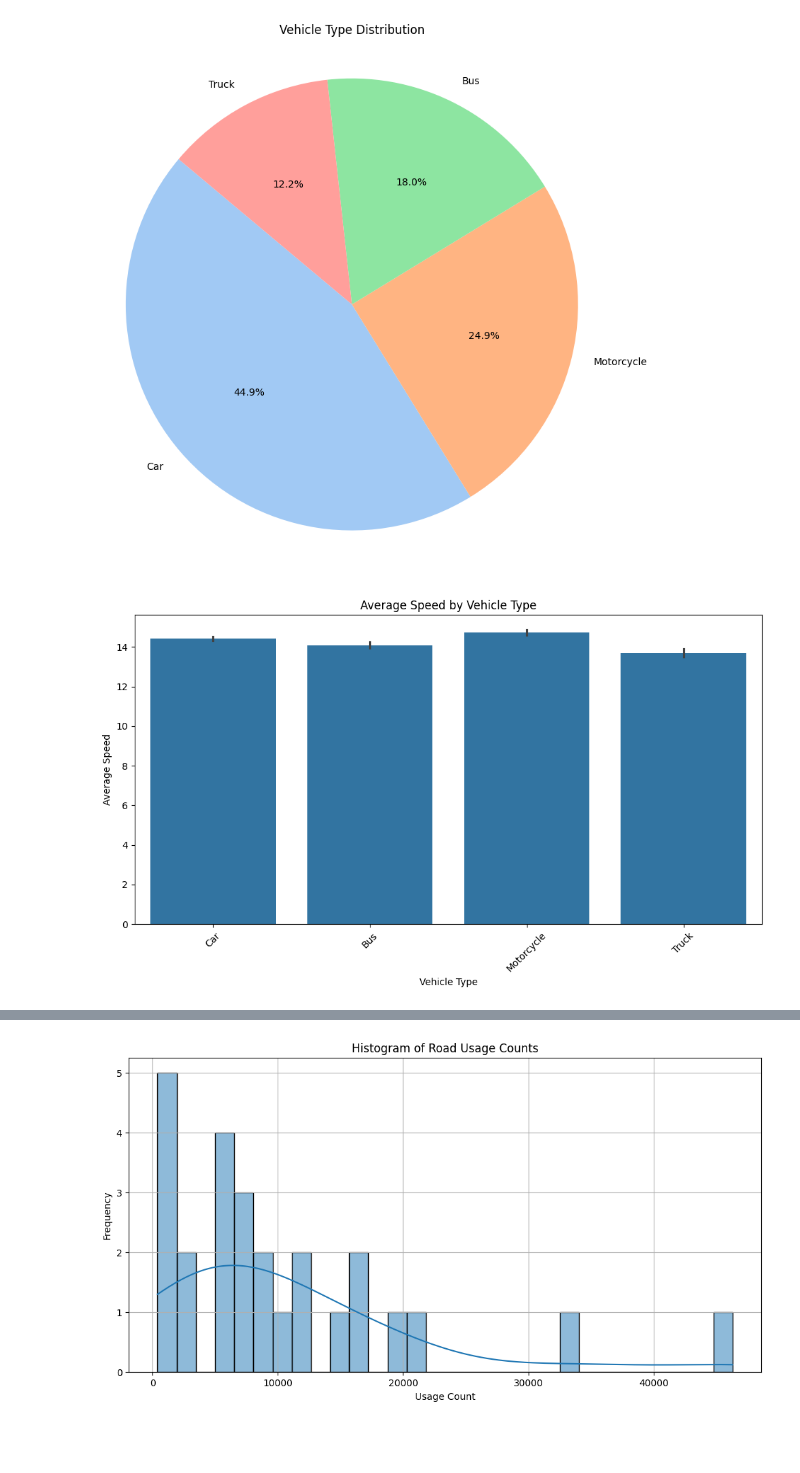
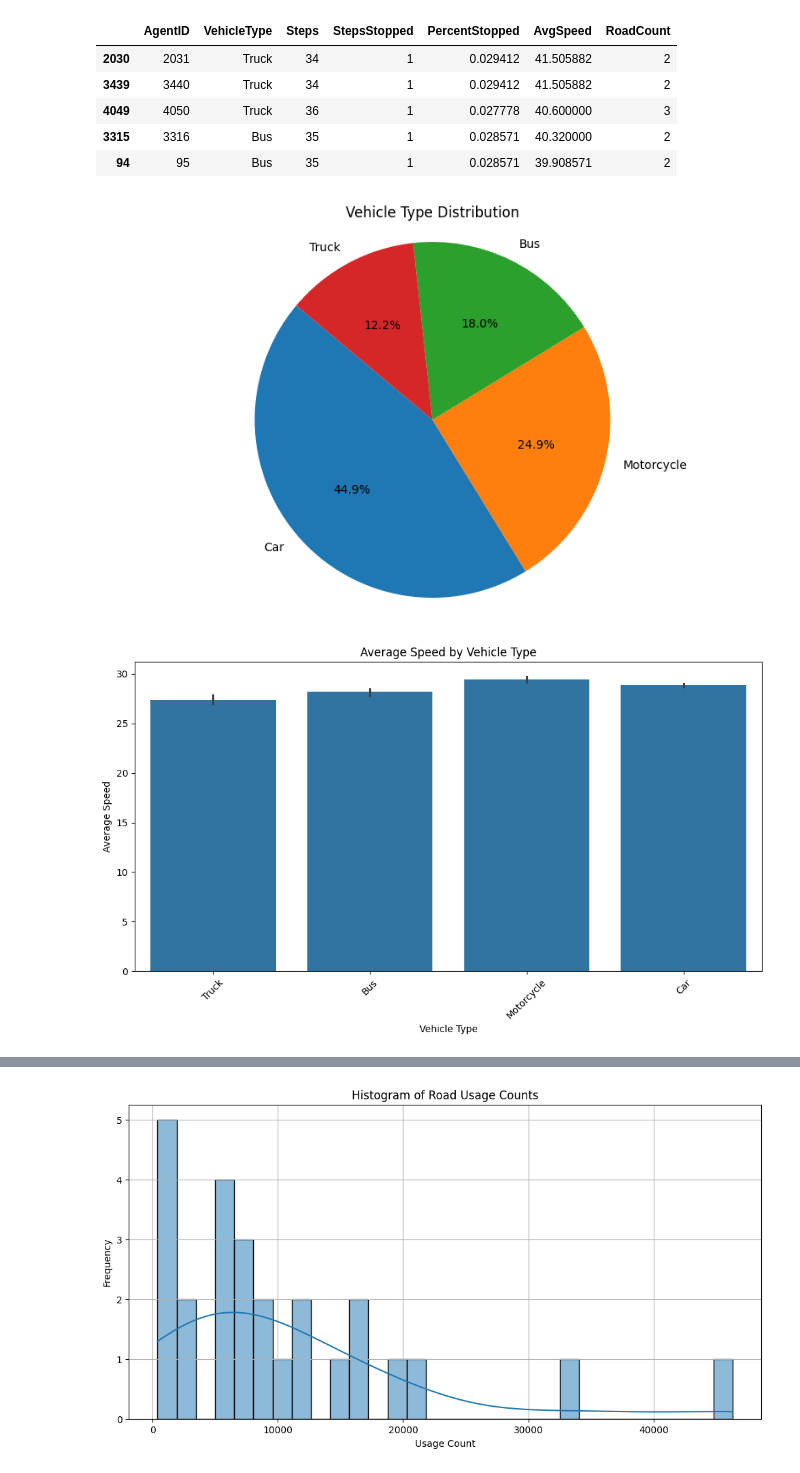
Before and after one commit to haarmeggido/agent-systems, a Jupyter notebook: src/ainter/data/data.ipynb, the cells around one changed output, grey strips where cells are left out. Saved outputs shown, nothing was run; the diff lists cells and outputs as text; code cells hidden in the pictures; blank space fills up the shorter version.

```diff
--- a/src/ainter/data/data.ipynb
+++ b/src/ainter/data/data.ipynb
@@ -51,0 +68,4 @@ vehicle_summary_df.head()
+# %%
+#sort by Steps
+vehicle_summary_df = vehicle_summary_df.sort_values(by="Steps", ascending=False)
+vehicle_summary_df.head()
@@ -51,0 +79,4 @@ vehicle_summary_df.head()
+# %%
+# sort by PercentStopped
+vehicle_summary_df = vehicle_summary_df.sort_values(by="PercentStopped", ascending=False)
+vehicle_summary_df.head()
@@ -52,13 +90,24 @@ vehicle_summary_df.head()
+# %%
+# sort by average speed
+vehicle_summary_df = vehicle_summary_df.sort_values(by="AvgSpeed", ascending=False)
+vehicle_summary_df.head()
+# %% [output]
+|  | AgentID | VehicleType | Steps | StepsStopped | PercentStopped | AvgSpeed | RoadCount |
+| 2030 | 2031 | Truck | 34 | 1 | 0.029412 | 41.505882 | 2 |
+| 3439 | 3440 | Truck | 34 | 1 | 0.029412 | 41.505882 | 2 |
+| 4049 | 4050 | Truck | 36 | 1 | 0.027778 | 40.600000 | 3 |
+| 3315 | 3316 | Bus | 35 | 1 | 0.028571 | 40.320000 | 2 |
+| 94 | 95 | Bus | 35 | 1 | 0.028571 | 39.908571 | 2 |
 # %%
 # Pie chart for vehicle type distribution
-plt.figure(figsize=(8, 8))
-plt.pie(vehicle_counts.values, labels=vehicle_counts.index, autopct='%1.1f%%', startangle=140, colors=sns.color_palette("pastel"))
+plt.figure(figsize=(10, 6))
+vehicle_type_counts = vehicle_summary_df["VehicleType"].value_counts()
+plt.pie(vehicle_type_counts, labels=vehicle_type_counts.index, autopct='%1.1f%%', startangle=140)
 plt.title("Vehicle Type Distribution")
-plt.axis('equal')
-plt.tight_layout()
+plt.axis('equal')  # Equal aspect ratio ensures that pie is drawn as a circle.
 plt.show()
 # %% [output]
-[figure, old version]
+[figure, new version]
 # %%
 #average speed by vehicle type
 plt.figure(figsize=(10, 6))
@@ -69,7 +118,7 @@ plt.ylabel("Average Speed")
 plt.xticks(rotation=45)
 plt.tight_layout()
 # %% [output]
-[figure, old version]
+[figure, new version]
 # %%
 # Count how many times each road was used and collect speeds per road
 road_data = defaultdict(lambda: {"count": 0, "speeds": []})
```
Also changed, not shown: parts of 5 cells of this notebook.
